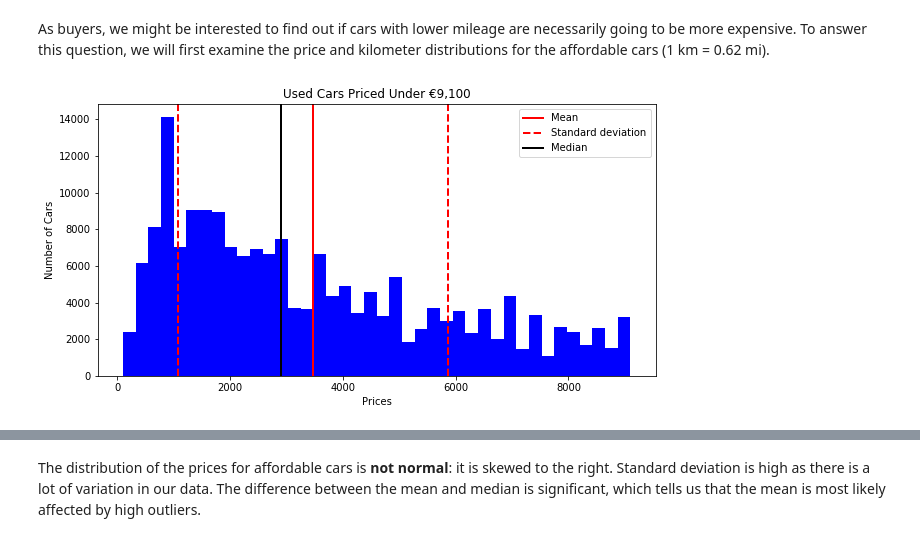
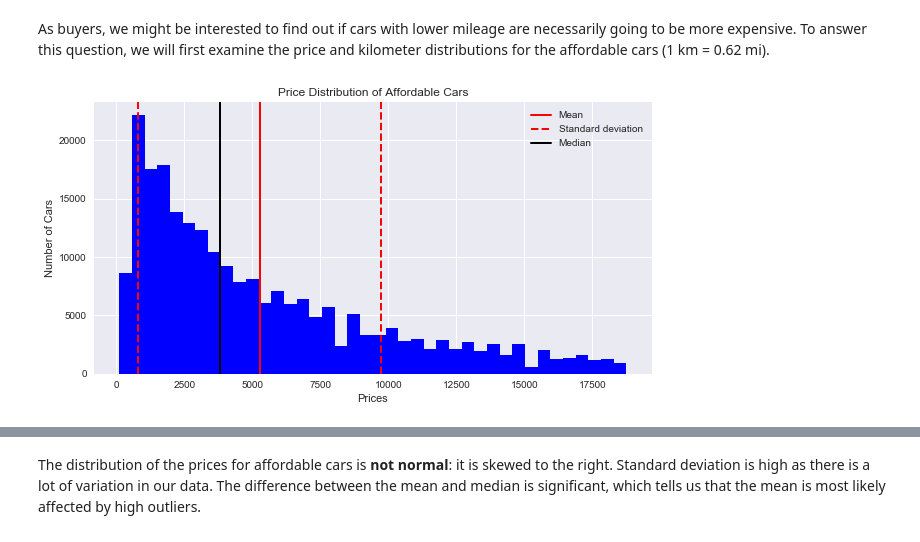
Before and after one commit to innawendell/Describing-Data-, a Jupyter notebook: Cars.ipynb, the cells around one changed output, grey strips where cells are left out. Cells and saved outputs as stored; diff of their text form; code cells hidden in the pictures.

```diff
--- a/Cars.ipynb
+++ b/Cars.ipynb
@@ -170,6 +184,6 @@ We will approach this data set from the perspective of a potential used car buye
 # %%
-#cut off prices at €9100 (75th percentile)
-affordable = fixed_prices.loc[lambda df: fixed_prices['price'] < 9100, :]
+#cut off prices at €18,750
+affordable = fixed_prices.loc[lambda df: fixed_prices['price'] < 18750, :]
 # %%
 corr = affordable.drop(columns=['nrOfPictures', 'lowest_km', 'highest_km', 'postalCode']).corr()
 sns.heatmap(corr)
@@ -192,19 +206,19 @@ As buyers, we might be interested to find out if cars with lower mileage are nec
 # %%
 plt.figure(figsize=(10,5))
 
 plt.hist(affordable['price'], color='b', bins = 40)
 price_mean = plt.axvline(affordable['price'].mean(), color='r',linestyle='solid', linewidth=2); M1 = 'Mean';
 price_std = plt.axvline(affordable['price'].mean() + affordable['price'].std(), color='r',linestyle='dashed', linewidth=2); M2 = 'Standard deviation';
 plt.axvline(affordable['price'].mean() - affordable['price'].std(), color='r',linestyle='dashed', linewidth=2)
 price_median = plt.axvline(np.median(affordable['price']), color='black',linestyle='solid', linewidth=2); M3='Median'
 
-plt.title('Used Cars Priced Under €9,100')
+plt.title('Price Distribution of Affordable Cars')
 plt.xlabel('Prices')
 plt.ylabel('Number of Cars')
 plt.legend([price_mean, price_std, price_median], [M1, M2, M3])
 plt.show()
 # %% [output]
-[figure, old version]
+[figure, new version]
 # %%
 print ('Mean price:', np.mean(affordable['price']))
 print ('Median price:', np.median(affordable['price']))
```
Also changed, not shown: parts of 56 cells of this notebook.
